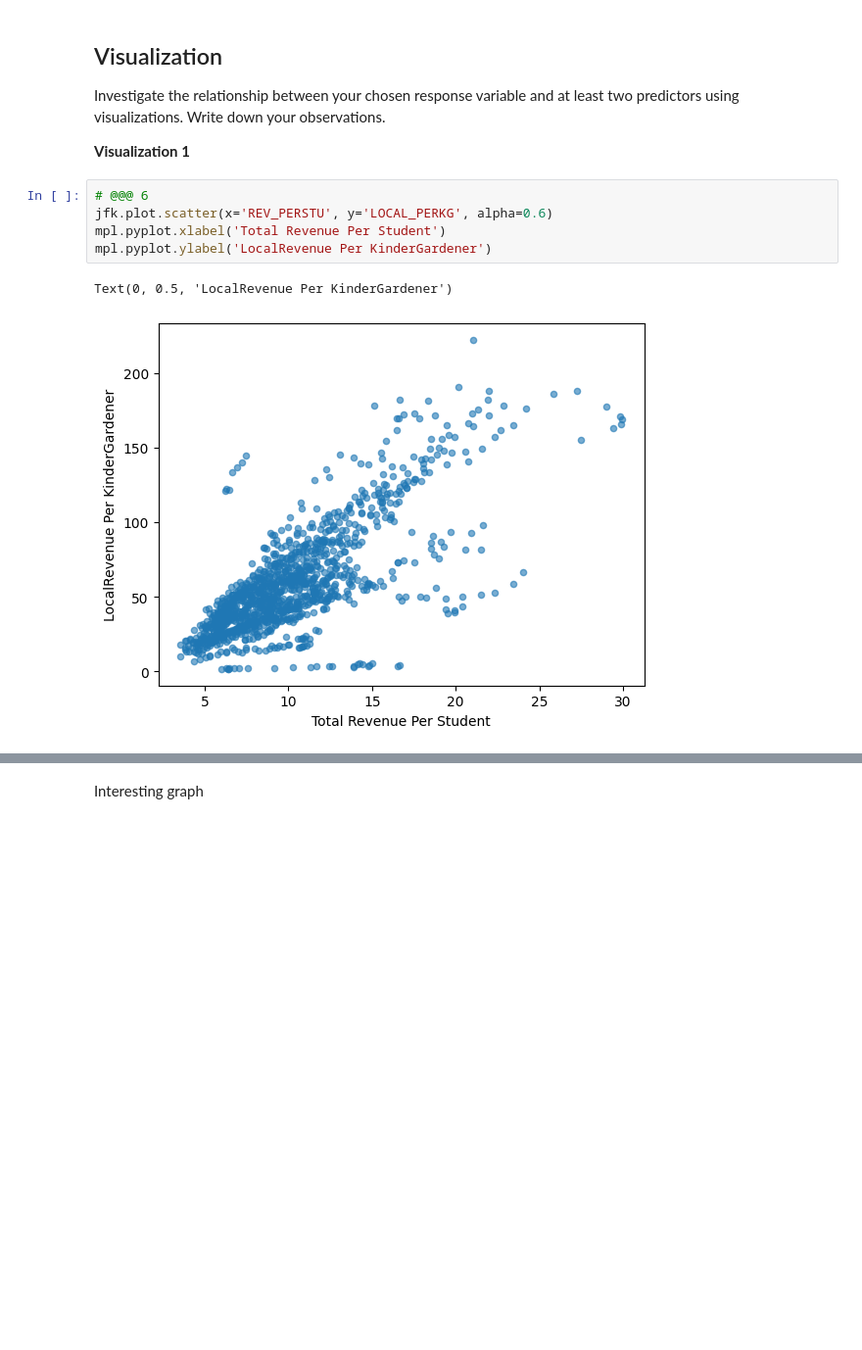
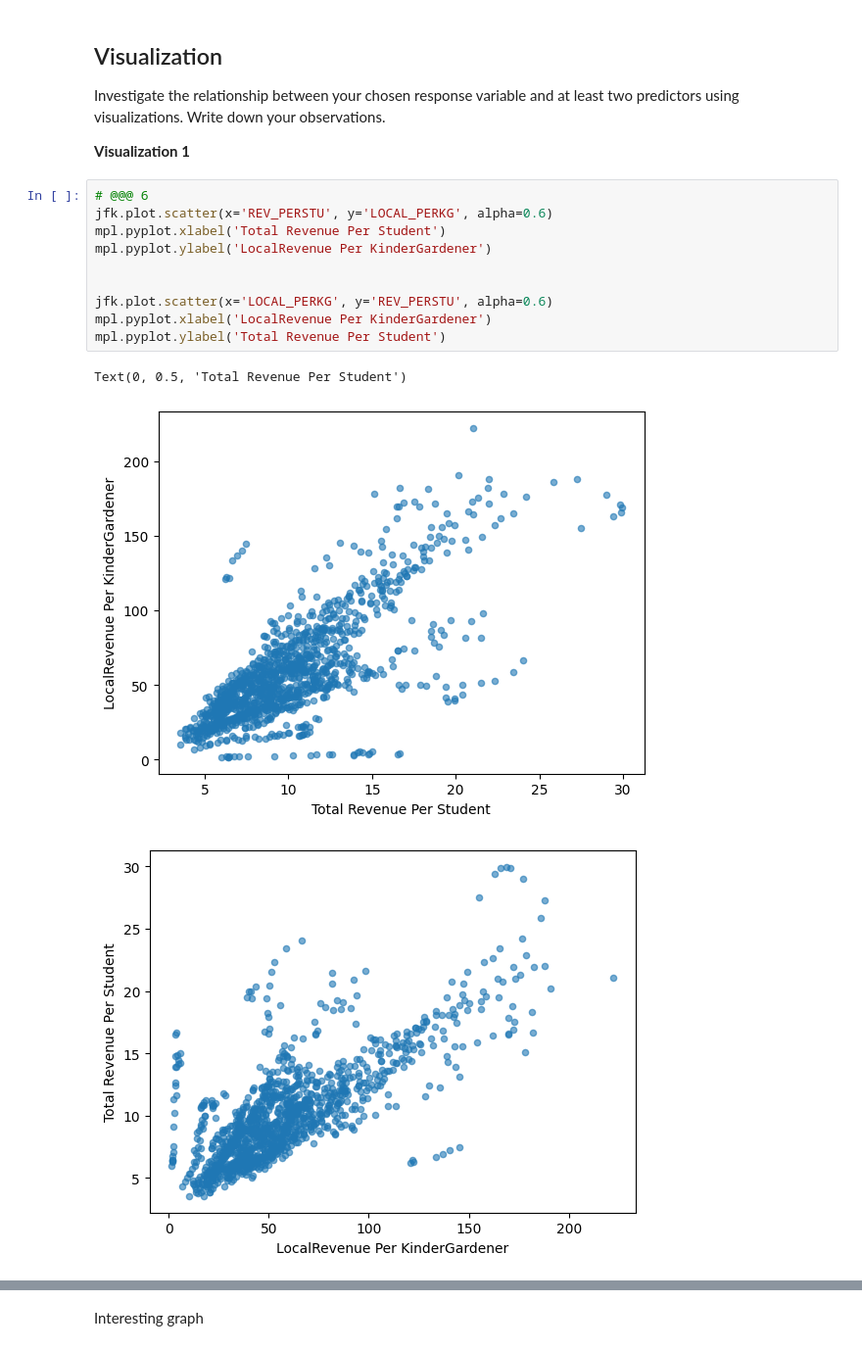
Before and after one commit to ennisp16/MDST-Onboarding, a Jupyter notebook: tutorial1/checkpoint1.ipynb, the cells around one changed output, grey strips where cells are left out. Shown at 98% size. Cells and saved outputs as stored; diff of their text form; blank space fills up the shorter version.

```diff
--- a/tutorial1/checkpoint1.ipynb
+++ b/tutorial1/checkpoint1.ipynb
@@ -132,11 +132,17 @@ Investigate the relationship between your chosen response variable and at least
 # %%
 # @@@ 6
 jfk.plot.scatter(x='REV_PERSTU', y='LOCAL_PERKG', alpha=0.6)
 mpl.pyplot.xlabel('Total Revenue Per Student')
 mpl.pyplot.ylabel('LocalRevenue Per KinderGardener')
+
+
+jfk.plot.scatter(x='LOCAL_PERKG', y='REV_PERSTU', alpha=0.6)
+mpl.pyplot.xlabel('LocalRevenue Per KinderGardener')
+mpl.pyplot.ylabel('Total Revenue Per Student')
 # %% [output]
-Text(0, 0.5, 'LocalRevenue Per KinderGardener')
+Text(0, 0.5, 'Total Revenue Per Student')
 [figure]
+[figure, added]
 # %% [markdown]
 **<Interesting Graph>**
 # %% [markdown]
```
